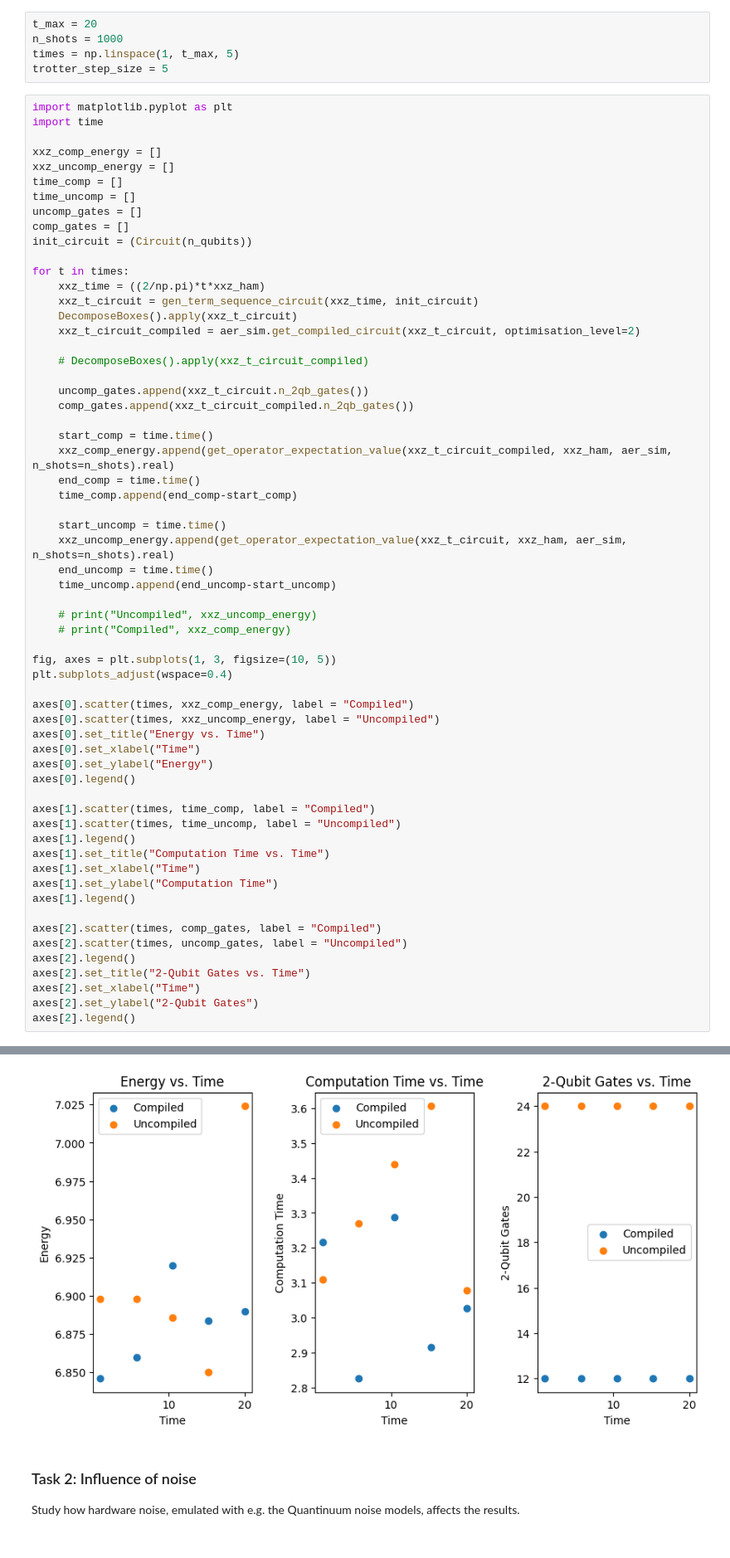
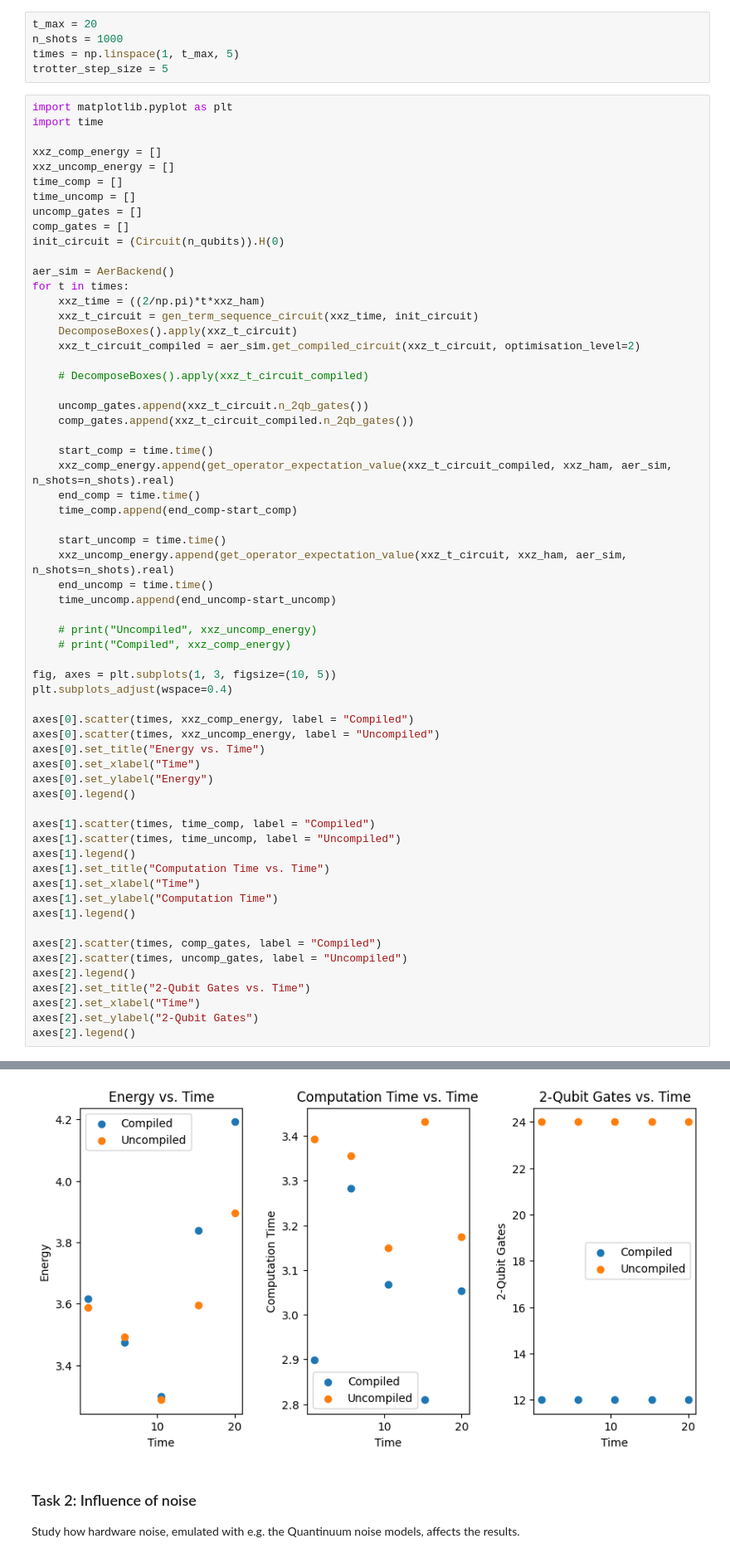
Before and after one commit to mattheweverette/2025-Quantinuum, a Jupyter notebook: notebooks/hamiltonian_simulation.ipynb, the cells around one changed output, grey strips where cells are left out. Shown at 83% size. Drawn from its saved outputs; the diff is of its cells as text.

```diff
--- a/notebooks/hamiltonian_simulation.ipynb
+++ b/notebooks/hamiltonian_simulation.ipynb
@@ -518,8 +492,9 @@ time_comp = []
 time_uncomp = []
 uncomp_gates = []
 comp_gates = []
-init_circuit = (Circuit(n_qubits))
+init_circuit = (Circuit(n_qubits)).H(0)
 
+aer_sim = AerBackend()
 for t in times:
     xxz_time = ((2/np.pi)*t*xxz_ham)
     xxz_t_circuit = gen_term_sequence_circuit(xxz_time, init_circuit)
@@ -544,34 +519,34 @@ for t in times:
     # print("Uncompiled", xxz_uncomp_energy)
     # print("Compiled", xxz_comp_energy)
 
 fig, axes = plt.subplots(1, 3, figsize=(10, 5))
 plt.subplots_adjust(wspace=0.4)
 
 axes[0].scatter(times, xxz_comp_energy, label = "Compiled")
 axes[0].scatter(times, xxz_uncomp_energy, label = "Uncompiled")
 axes[0].set_title("Energy vs. Time")
 axes[0].set_xlabel("Time")
 axes[0].set_ylabel("Energy")
 axes[0].legend()
 
 axes[1].scatter(times, time_comp, label = "Compiled")
 axes[1].scatter(times, time_uncomp, label = "Uncompiled")
 axes[1].legend()
 axes[1].set_title("Computation Time vs. Time")
 axes[1].set_xlabel("Time")
 axes[1].set_ylabel("Computation Time")
 axes[1].legend()
 
 axes[2].scatter(times, comp_gates, label = "Compiled")
 axes[2].scatter(times, uncomp_gates, label = "Uncompiled")
 axes[2].legend()
 axes[2].set_title("2-Qubit Gates vs. Time")
 axes[2].set_xlabel("Time")
 axes[2].set_ylabel("2-Qubit Gates")
 axes[2].legend()
 # %% [output]
 <matplotlib.legend.Legend at 0x...>
-[figure, old version]
+[figure, new version]
 # %% [markdown]
 ### Task 2: Influence of noise
 
```
Also changed, not shown: parts of 9 cells of this notebook.
